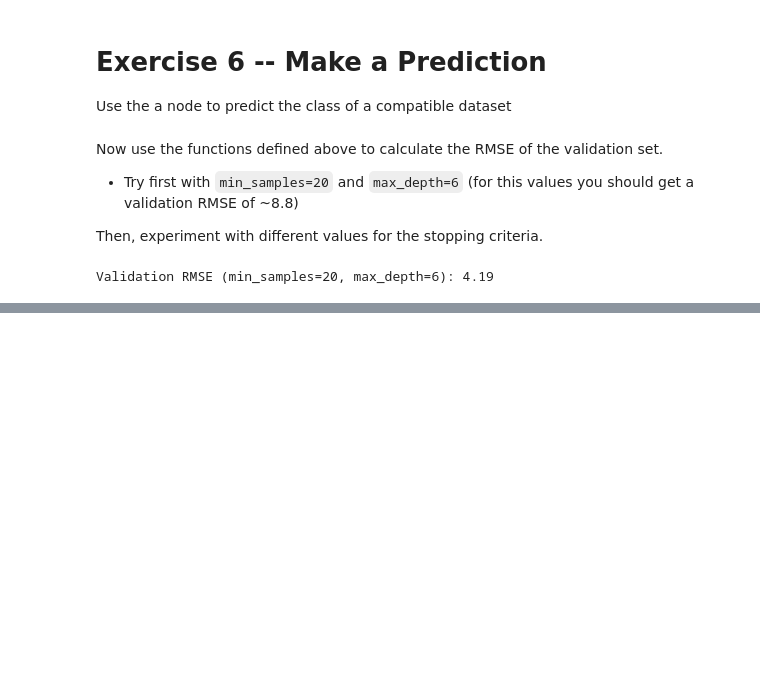
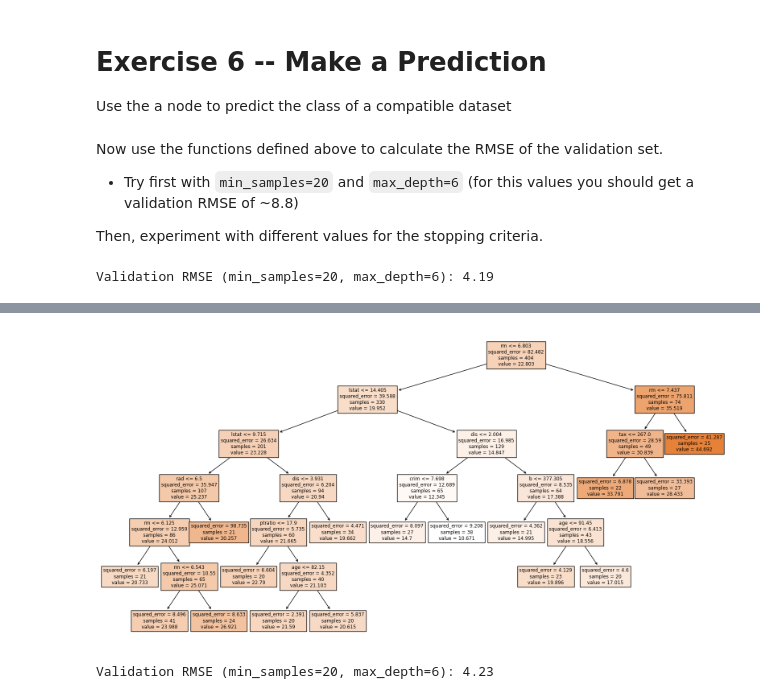
Before and after one commit to gtironi/MachineLearning, a Jupyter notebook: tacd/lab_decision_tree/lab_decisiontree_regression.ipynb, the cells around one changed output, grey strips where cells are left out. Drawn from its saved outputs; the diff is of its cells as text; code cells hidden in the pictures; blank space fills up the shorter version.

```diff
--- a/tacd/lab_decision_tree/lab_decisiontree_regression.ipynb
+++ b/tacd/lab_decision_tree/lab_decisiontree_regression.ipynb
@@ -389,0 +550,20 @@ Validation RMSE (min_samples=20, max_depth=6): 4.19
+# %%
+from sklearn.tree import DecisionTreeRegressor
+from sklearn.tree import plot_tree
+import matplotlib.pyplot as plt
+
+tree = DecisionTreeRegressor(max_depth=6, min_samples_leaf=20, criterion='squared_error')
+tree.fit(X_train, y_train)
+
+plt.figure(figsize=(20, 10))
+plot_tree(tree, feature_names=data.columns[:-1], filled=True)
+plt.show()
+
+y_val_pred = tree.predict(X_val)
+
+# Calculando o RMSE no conjunto de validação
+validation_rmse = rmse(y_val, y_val_pred)
+print(f'Validation RMSE (min_samples={min_samples}, max_depth={max_depth}): {validation_rmse:.2f}')
+# %% [output]
+[figure, added]
+Validation RMSE (min_samples=20, max_depth=6): 4.23
```
Also changed, not shown: parts of 1 cell of this notebook.
